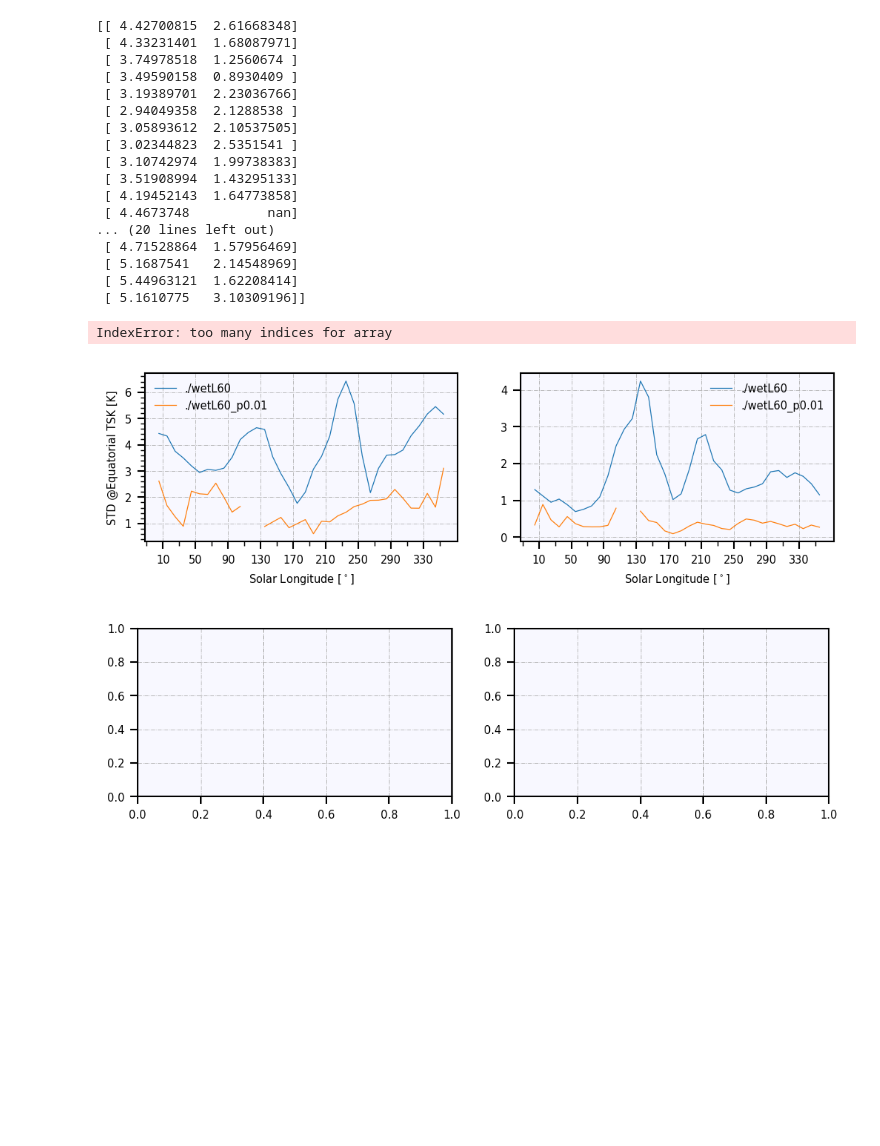
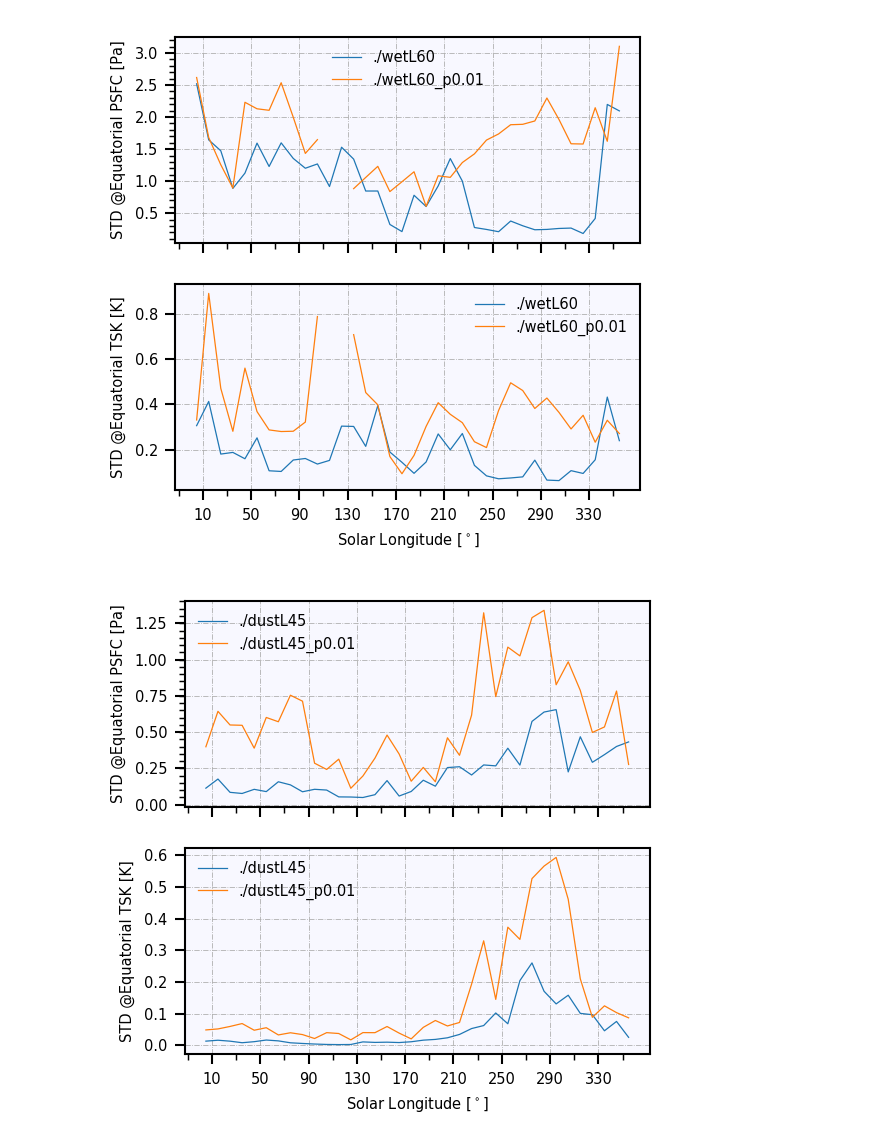
Before and after one commit to sokvisal/marswrf, a Jupyter notebook: model_comparison.ipynb, the cells around one changed output. Cells and saved outputs as stored; diff of their text form; code cells hidden in the pictures; blank space fills up the shorter version.

```diff
--- a/model_comparison.ipynb
+++ b/model_comparison.ipynb
@@ -177,10 +181,10 @@ rmsTimeseries('./wetL60.nc', './wetL60_p0.01.nc', "0.015")
 def yearlyVariation(rawdata, pertdata):
     filedir = rawdata
     data = Dataset(filedir,'r')
-    ls = data.variables['LS'][:][669:]
-    psfc = data.variables['PSFC'][:][669:]
-    tsk = data.variables['TSK'][:][669:]
-    t = data.variables['T50Pa'][:][669:]
+    ls = data.variables['LS'][:][669*8:]
+    psfc = data.variables['PSFC'][:][669*8:]
+    tsk = data.variables['TSK'][:][669*8:]
+    t = data.variables['T50Pa'][:][669*8:]
 
     filedir = pertdata
     data = Dataset(filedir,'r')
@@ -226,60 +230,42 @@ def yearlyVariation(rawdata, pertdata):
         test2 = meanSTD(lsp, period, i, tskp)
         vart[i] = [test,test2]
 
     #     test = meanSTD(lsdust, period, i, tdust[:,17:20].mean(axis=2).mean(axis=1))
     #     test2 = meanSTD(lswet, period, i, twet[:,17:20].mean(axis=2).mean(axis=1))
     #     vart50_stdzm[i] = [test,test2]
 
-    print (varp)
-
     major_ticks = np.arange(10,370,40)
     xaxis = np.arange(5,365,period)
 
 
     ### neeed to automatize the plotting using for loops
     def stdplot(xaxis, stdpressure, stdtsk, rawlabel, pertlabel, title):
-        fig, (ax, ax2) = plt.subplots(nrows=1, ncols=2, figsize=(8,2), sharex=True)
+        fig, (ax, ax2) = plt.subplots(nrows=2, ncols=1, figsize=(4,4), sharex=True)
         ax.plot(xaxis, stdpressure[:,0], label=rawlabel.replace('.nc',''))
         ax.plot(xaxis, stdpressure[:,1], label=pertlabel.replace('.nc',''))
         ax.set_xticks(major_ticks)
         ax.set_ylabel(title)
-        ax.set_xlabel('Solar Longitude [$^\circ$]')
+#         ax.set_xlabel('Solar Longitude [$^\circ$]')
         ax.xaxis.set_minor_locator(AutoMinorLocator(2))
         ax.yaxis.set_minor_locator(AutoMinorLocator(5))
         ax.legend()
 
         ax2.plot(xaxis, stdtsk[:,0], label=rawlabel.replace('.nc',''))
         ax2.plot(xaxis, stdtsk[:,1], label=pertlabel.replace('.nc',''))
-        ax.set_ylabel(title.replace('PSFC [Pa]', 'TSK [K]'))
+        ax2.set_ylabel(title.replace('PSFC [Pa]', 'TSK [K]'))
         ax2.set_xlabel('Solar Longitude [$^\circ$]')
         ax2.legend()
+        plt.savefig(pdFigures,  format='pdf', bbox_inches='tight', dpi=400)
 
     stdplot(xaxis, varp, vart, rawdata, pertdata, 'STD @Equatorial PSFC [Pa]')
 #     stdplot(xaxis, vart[:,0], vart[:,1], rawdata, pertdata, 'STD @Equatorial TSK [K]')
 
-yearlyVariation('./wetL60.nc', './wetL60_p0.01.nc')
-yearlyVariation('./dustL45.nc', './dustL45_p0.01.nc')
+with PdfPages('std_model_comp.pdf') as pdFigures:
+    yearlyVariation('./wetL60.nc', './wetL60_p0.01.nc')
+    yearlyVariation('./dustL45.nc', './dustL45_p0.01.nc')
 # %% [output]
-[[ 4.42700815  2.61668348]
- [ 4.33231401  1.68087971]
- [ 3.74978518  1.2560674 ]
- [ 3.49590158  0.8930409 ]
- [ 3.19389701  2.23036766]
- [ 2.94049358  2.1288538 ]
- [ 3.05893612  2.10537505]
- [ 3.02344823  2.5351541 ]
- [ 3.10742974  1.99738383]
- [ 3.51908994  1.43295133]
- [ 4.19452143  1.64773858]
- [ 4.4673748          nan]
-... (20 lines left out)
- [ 4.71528864  1.57956469]
- [ 5.1687541   2.14548969]
- [ 5.44963121  1.62208414]
- [ 5.1610775   3.10309196]]
-IndexError: too many indices for array
-[figure, old version]
+[figure, new version]
-[figure, old version]
+[figure, new version]
 # %%
 idx[0].reshape((10,40))
 # %%
```
Also changed, not shown: parts of 1 cell of this notebook.
